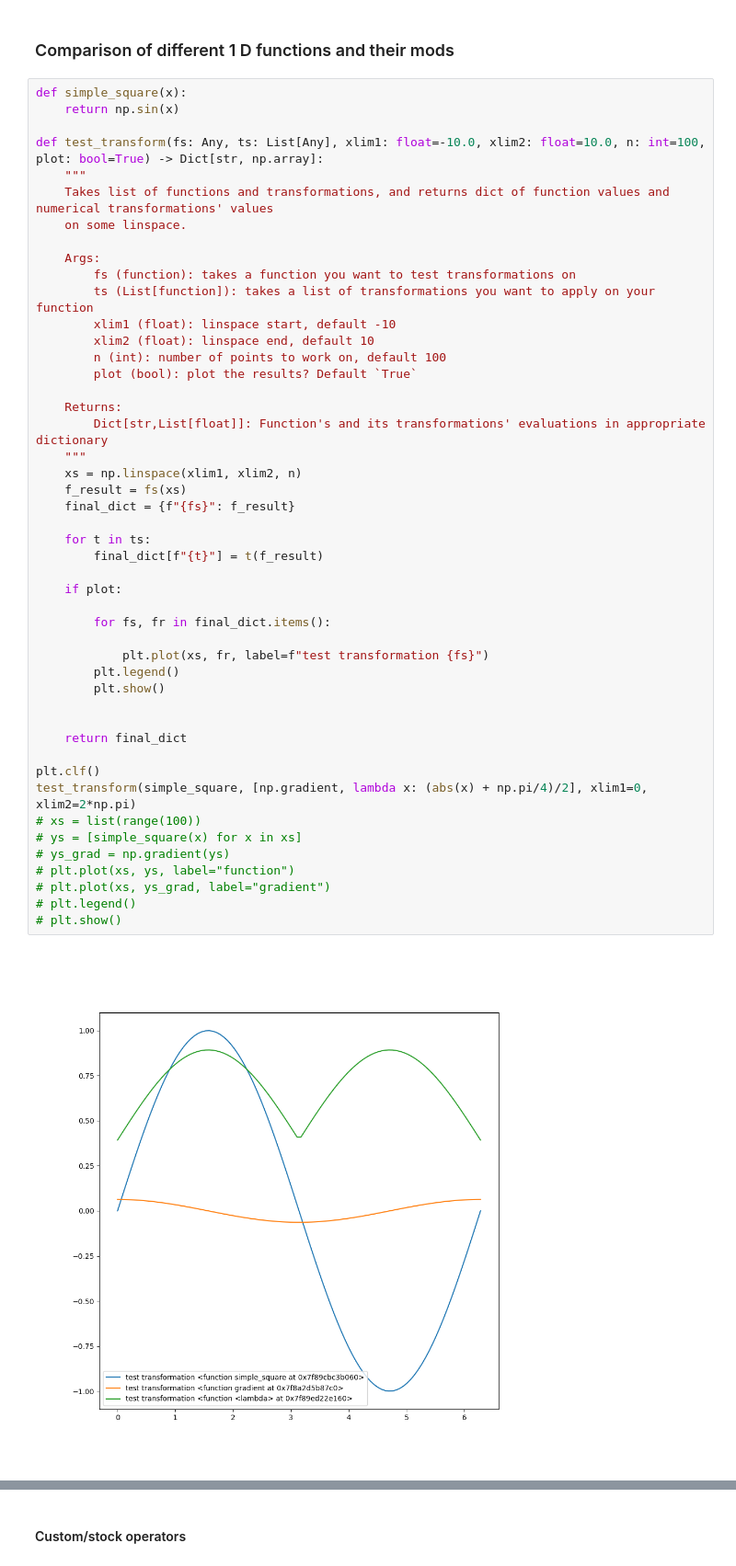
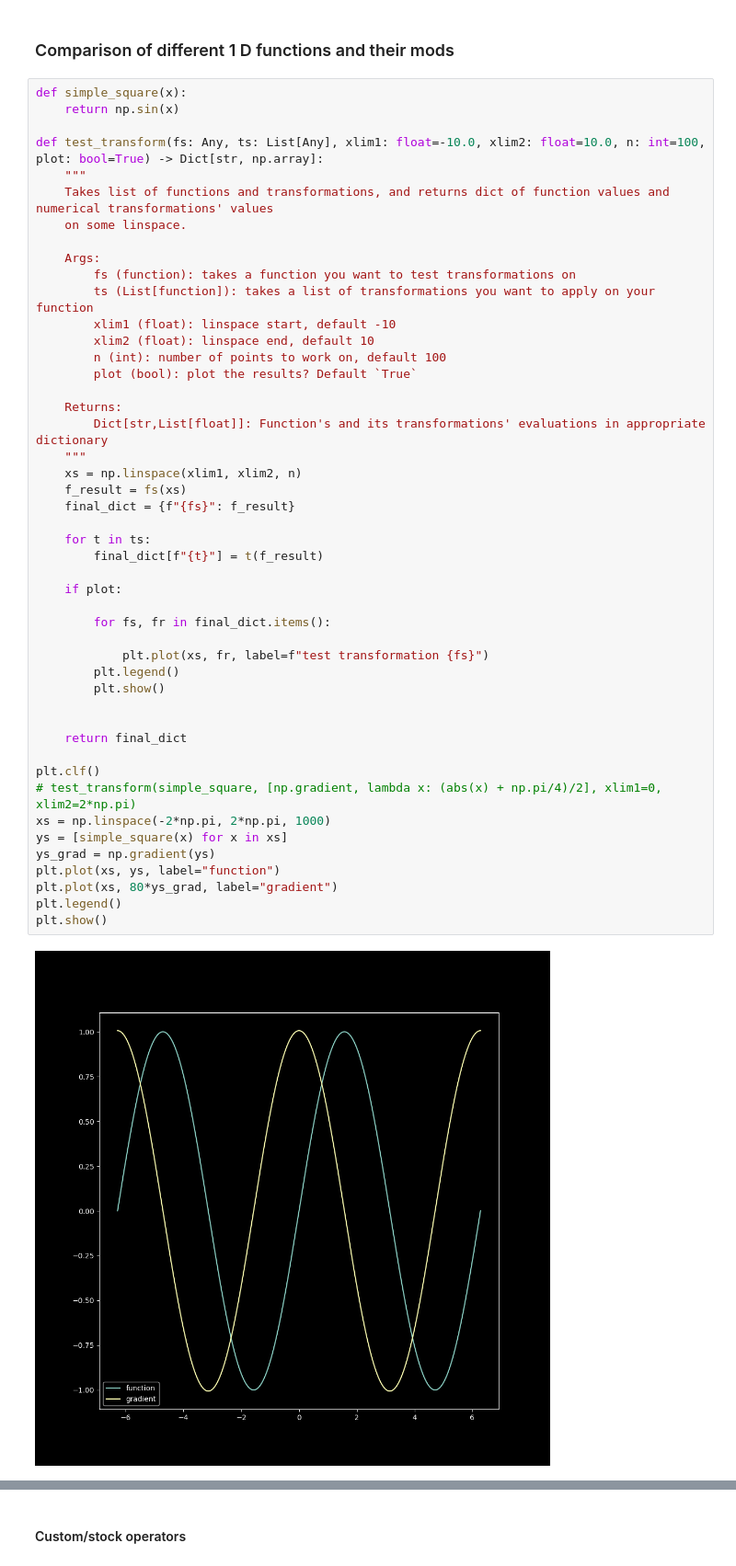
Before and after one commit to lampnis/aerosol-things, a Jupyter notebook: CEPAS_useful.ipynb, the cells around one changed output, grey strips where cells are left out. Shown at 92% size. Saved outputs shown, nothing was run; the diff lists cells and outputs as text.

```diff
--- a/CEPAS_useful.ipynb
+++ b/CEPAS_useful.ipynb
@@ -636,39 +636,39 @@ def test_transform(fs: Any, ts: List[Any], xlim1: float=-10.0, xlim2: float=10.0
         fs (function): takes a function you want to test transformations on
         ts (List[function]): takes a list of transformations you want to apply on your function
         xlim1 (float): linspace start, default -10
         xlim2 (float): linspace end, default 10
         n (int): number of points to work on, default 100
         plot (bool): plot the results? Default `True`
 
     Returns:
         Dict[str,List[float]]: Function's and its transformations' evaluations in appropriate dictionary
     """
     xs = np.linspace(xlim1, xlim2, n)
     f_result = fs(xs)
     final_dict = {f"{fs}": f_result}
 
     for t in ts:
         final_dict[f"{t}"] = t(f_result)
 
     if plot:
 
         for fs, fr in final_dict.items():
 
             plt.plot(xs, fr, label=f"test transformation {fs}")
         plt.legend()
         plt.show()
 
 
     return final_dict
 
 plt.clf()
-test_transform(simple_square, [np.gradient, lambda x: (abs(x) + np.pi/4)/2], xlim1=0, xlim2=2*np.pi)
-# xs = list(range(100))
-# ys = [simple_square(x) for x in xs]
-# ys_grad = np.gradient(ys)
-# plt.plot(xs, ys, label="function")
-# plt.plot(xs, ys_grad, label="gradient")
-# plt.legend()
-# plt.show()
+# test_transform(simple_square, [np.gradient, lambda x: (abs(x) + np.pi/4)/2], xlim1=0, xlim2=2*np.pi)
+xs = np.linspace(-2*np.pi, 2*np.pi, 1000)
+ys = [simple_square(x) for x in xs]
+ys_grad = np.gradient(ys)
+plt.plot(xs, ys, label="function")
+plt.plot(xs, 80*ys_grad, label="gradient")
+plt.legend()
+plt.show()
 # %% [output]
-[figure, old version]
+[figure, new version]
```
Also changed, not shown: parts of 19 cells of this notebook, 1 other file.
